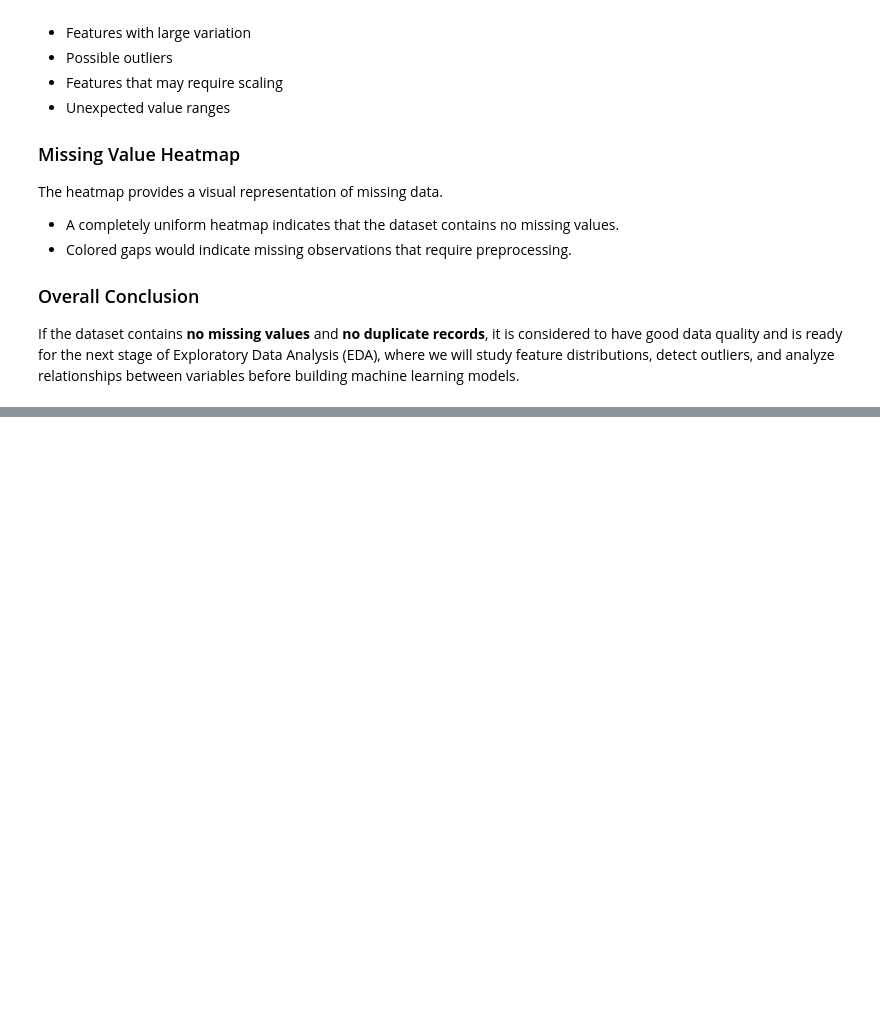
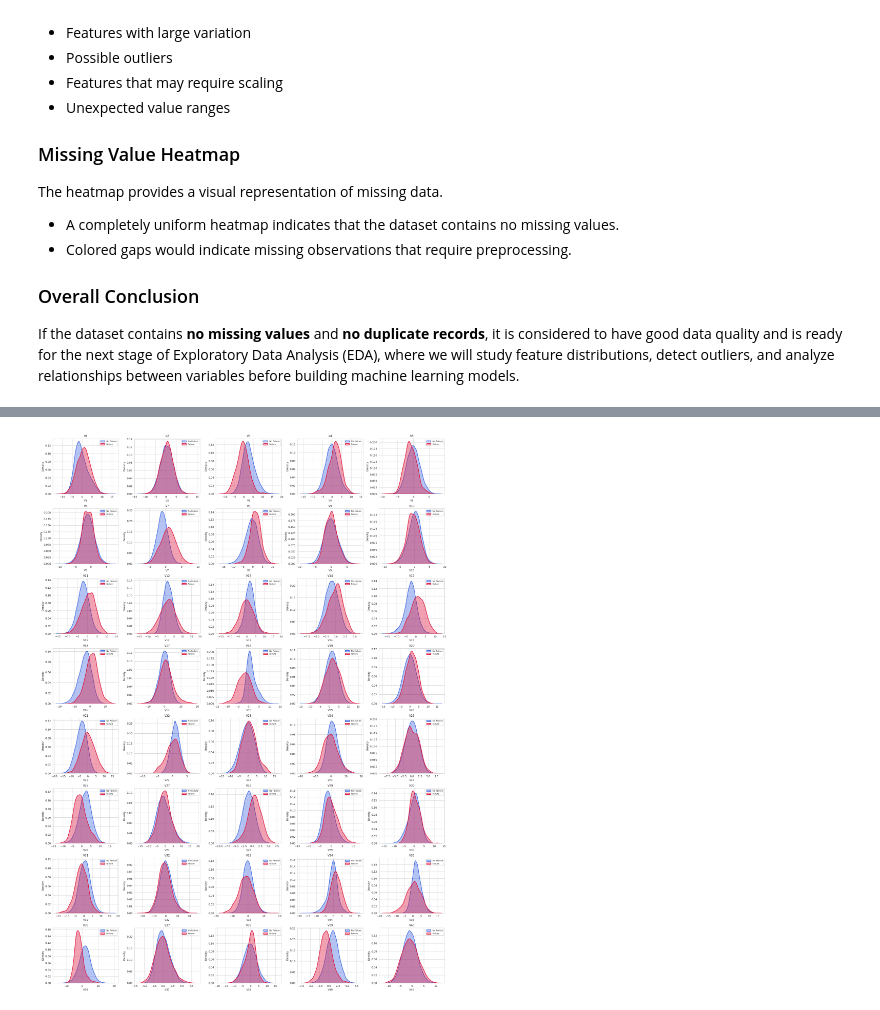
Before and after one commit to VandanaRaghunandan/ReneWind-Predictive-Maintenance, a Jupyter notebook: renewind.ipynb, the cells around one changed output, grey strips where cells are left out. Saved outputs shown, nothing was run; the diff lists cells and outputs as text; code cells hidden in the pictures; blank space fills up the shorter version.

Commit message:
Visualize feature distributions using KDE plots

```diff
--- a/renewind.ipynb
+++ b/renewind.ipynb
@@ -566,0 +592,78 @@ If the dataset contains **no missing values** and **no duplicate records**, it i
+# %%
+# ==========================================================
+# Exploratory Data Analysis (EDA)
+# KDE Distribution Plots for Every Feature
+# ==========================================================
+
+# ----------------------------------------------------------
+# Step 1 : Create List of Feature Columns
+# ----------------------------------------------------------
+
+# Select all feature columns except the target column
+feature_columns = [col for col in train_df.columns if col != "Target"]
+
+# ----------------------------------------------------------
+# Step 2 : Create Figure
+# ----------------------------------------------------------
+
+# Create 8 rows × 5 columns of subplots
+fig, axes = plt.subplots(
+    nrows=8,
+    ncols=5,
+    figsize=(22, 30)
+)
+
+# Convert axes into a single list for easy looping
+axes = axes.flatten()
+
+# ----------------------------------------------------------
+# Step 3 : Plot KDE for Every Feature
+# ----------------------------------------------------------
+
+# Loop through every feature
+for i, feature in enumerate(feature_columns):
+
+    # KDE for No Failure class
+    sns.kdeplot(
+        data=train_df[train_df["Target"] == 0],
+        x=feature,
+        fill=True,
+        color="royalblue",
+        alpha=0.40,
+        linewidth=2,
+        label="No Failure",
+        ax=axes[i]
+    )
+
+    # KDE for Failure class
+    sns.kdeplot(
+        data=train_df[train_df["Target"] == 1],
+        x=feature,
+        fill=True,
+        color="crimson",
+        alpha=0.40,
+        linewidth=2,
+        label="Failure",
+        ax=axes[i]
+    )
+
+    # Add title
+    axes[i].set_title(feature, fontsize=11)
+
+    # Add labels
+    axes[i].set_xlabel(feature)
+    axes[i].set_ylabel("Density")
+
+    # Add legend
+    axes[i].legend(fontsize=8)
+
+# ----------------------------------------------------------
+# Step 4 : Improve Layout
+# ----------------------------------------------------------
+
+plt.tight_layout()
+
+# Display all plots
+plt.show()
+# %% [output]
+[figure, added]
```
Also changed, not shown: parts of 2 cells of this notebook.
